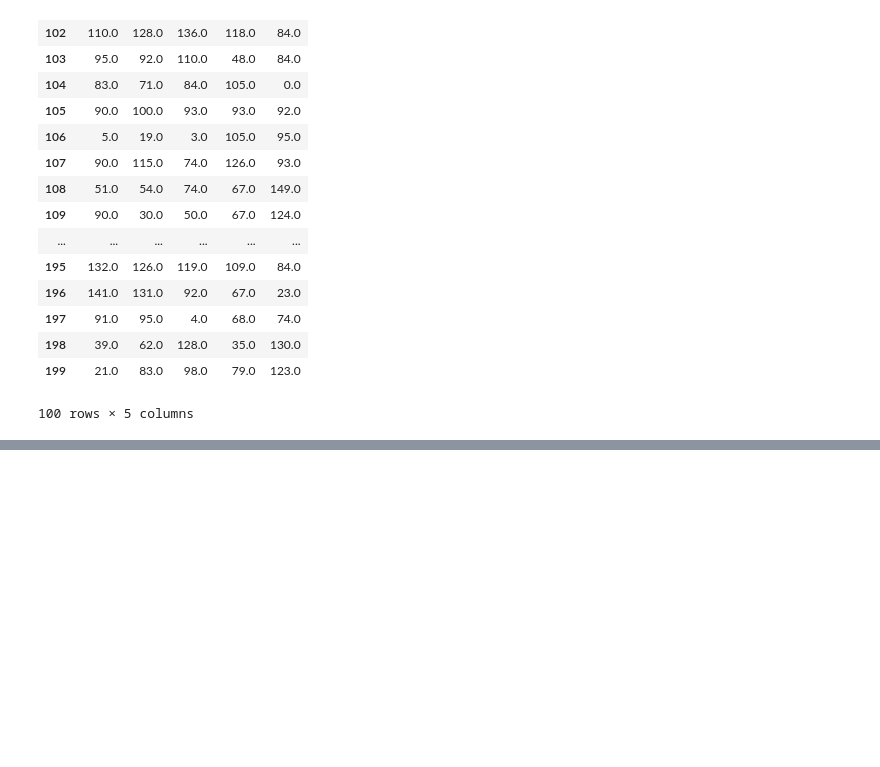
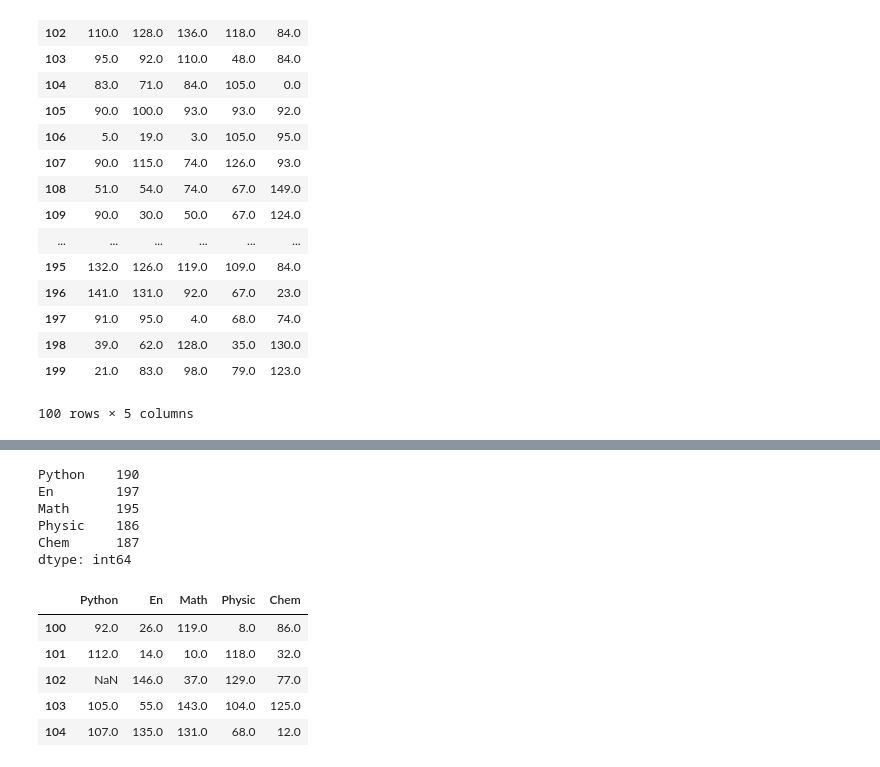
Before and after one commit to david8388/Python-100-Days, a Jupyter notebook: Day16-30/Day17/pandas3.ipynb, the cells around one changed output, grey strips where cells are left out. Drawn from its saved outputs; the diff is of its cells as text; code cells hidden in the pictures; blank space fills up the shorter version.

```diff
--- a/Day16-30/Day17/pandas3.ipynb
+++ b/Day16-30/Day17/pandas3.ipynb
@@ -229 +229,25 @@ df
 2000 rows × 5 columns
+# %%
+for i in range(1000):
+    index = np.random.randint(100, 2100, size=1)[0]
+    cols = df.columns
+    col = np.random.choice(cols)
+    df.loc[index, col] = None
+# %%
+df.isnull().sum()
+# %% [output]
+Python    190
+En        197
+Math      195
+Physic    186
+Chem      187
+dtype: int64
+# %%
+df.head()
+# %% [output]
+|  | Python | En | Math | Physic | Chem |
+| 100 | 92.0 | 26.0 | 119.0 | 8.0 | 86.0 |
+| 101 | 112.0 | 14.0 | 10.0 | 118.0 | 32.0 |
+| 102 | NaN | 146.0 | 37.0 | 129.0 | 77.0 |
+| 103 | 105.0 | 55.0 | 143.0 | 104.0 | 125.0 |
+| 104 | 107.0 | 135.0 | 131.0 | 68.0 | 12.0 |
```
Also changed, not shown: parts of 7 cells of this notebook.
